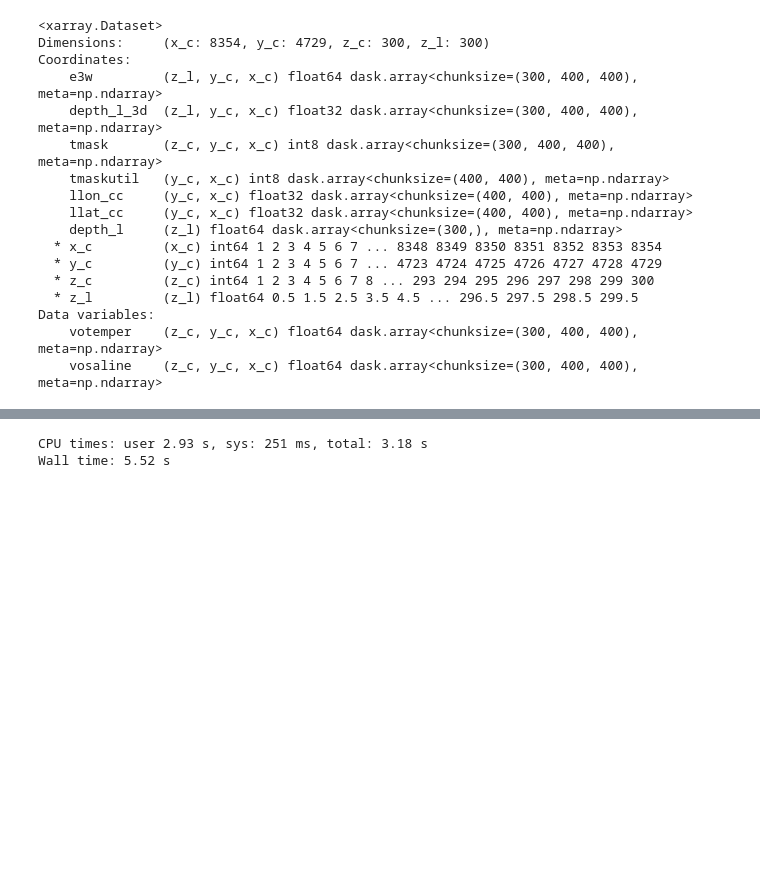
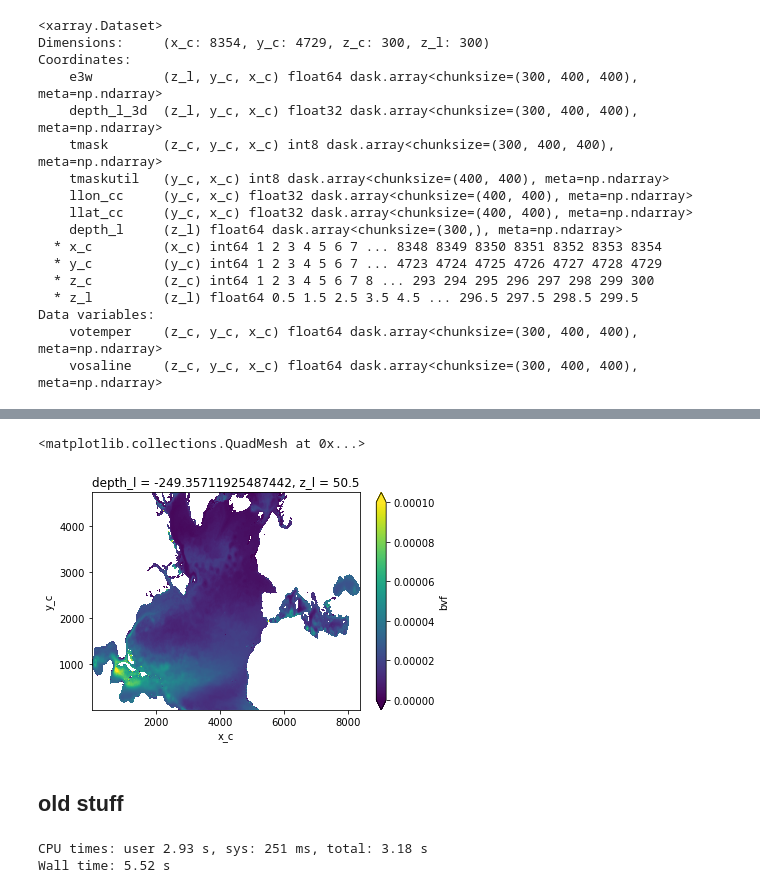
Before and after one commit to NoeLahaye/ITideNATL, a Jupyter notebook: code/compute_mean_stratif.ipynb, the cells around one changed output, grey strips where cells are left out. Cells and saved outputs as stored; diff of their text form; code cells hidden in the pictures; blank space fills up the shorter version.

```diff
--- a/code/compute_mean_stratif.ipynb
+++ b/code/compute_mean_stratif.ipynb
@@ -40,7 +41,7 @@ salt_fname = "global_mean_gridS.zarr"
 #grid_fname = "mesh_mask_eNATL60_3.6.nc"
 zgrid_name = "eNATL60_mean_grid_z.zarr"
 
-out_file = scratch/"prov.zarr" #"global_mean_bvf.zarr"
+out_file = scratch/"global_mean_bvf.zarr"
 
 #grid_files = [grid_path/grid_fname]
 # %%
@@ -168,3 +308,10 @@ def get_bvf(ds, return_ds=False):
+# %%
+ds_re.bvf.isel(z_l=50).where(ds_re.tmaskutil).plot(vmin=0, vmax=1e-4)
+# %% [output]
+<matplotlib.collections.QuadMesh at 0x...>
+[figure, added]
+# %% [markdown]
+## old stuff
 # %%
 from itertools import product
 
```
Also changed, not shown: parts of 13 cells of this notebook, 1 other file.
